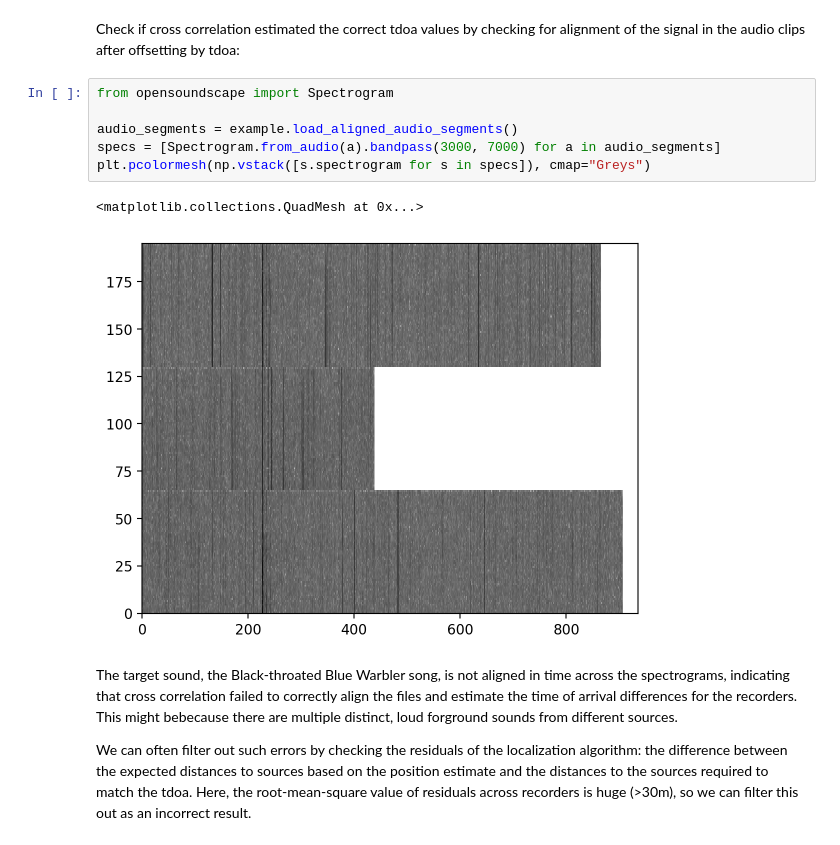
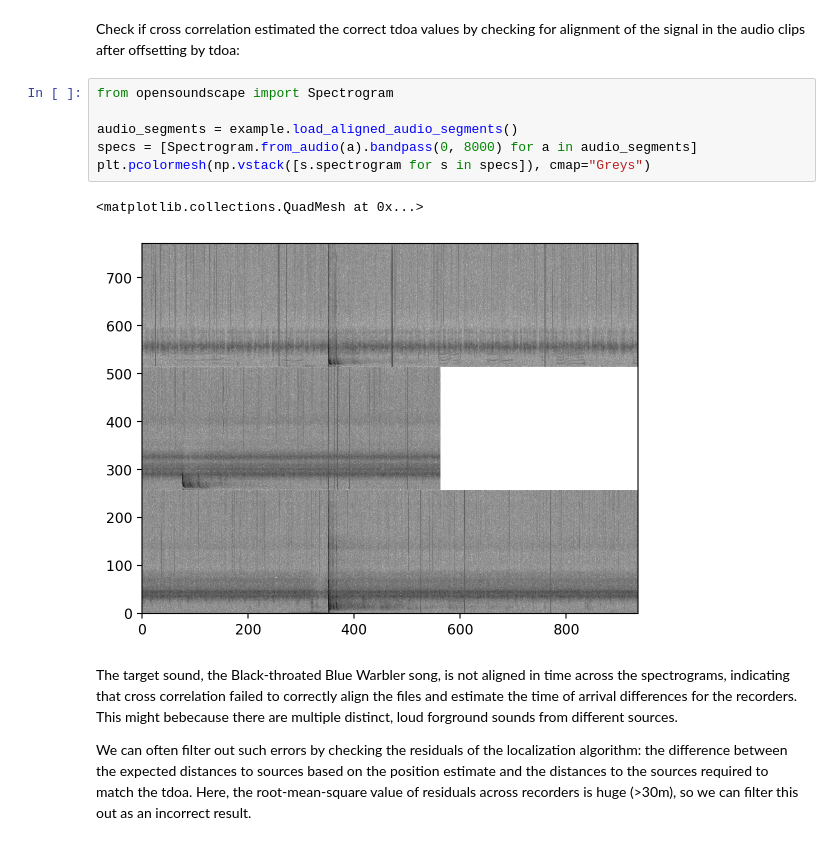
Before and after one commit to BenUCL/Bomb-Fishing, a Jupyter notebook: code/localisation/acoustic_localization_V3.ipynb, the cells around one changed output. Saved outputs shown, nothing was run; the diff lists cells and outputs as text.

```diff
--- a/code/localisation/acoustic_localization_V3.ipynb
+++ b/code/localisation/acoustic_localization_V3.ipynb
@@ -420,12 +428,12 @@ Check if cross correlation estimated the correct tdoa values by checking for ali
 # %%
 from opensoundscape import Spectrogram
 
 audio_segments = example.load_aligned_audio_segments()
-specs = [Spectrogram.from_audio(a).bandpass(3000, 7000) for a in audio_segments]
+specs = [Spectrogram.from_audio(a).bandpass(0, 8000) for a in audio_segments]
 plt.pcolormesh(np.vstack([s.spectrogram for s in specs]), cmap="Greys")
 # %% [output]
 <matplotlib.collections.QuadMesh at 0x...>
-[figure, old version]
+[figure, new version]
 # %% [markdown]
 The target sound, the Black-throated Blue Warbler song, is not aligned in time across the spectrograms, indicating that cross correlation failed to correctly align the files and estimate the time of arrival differences for the recorders. This might bebecause there are multiple distinct, loud forground sounds from different sources.
 
```
Also changed, not shown: parts of 7 cells of this notebook, 1 other file.
